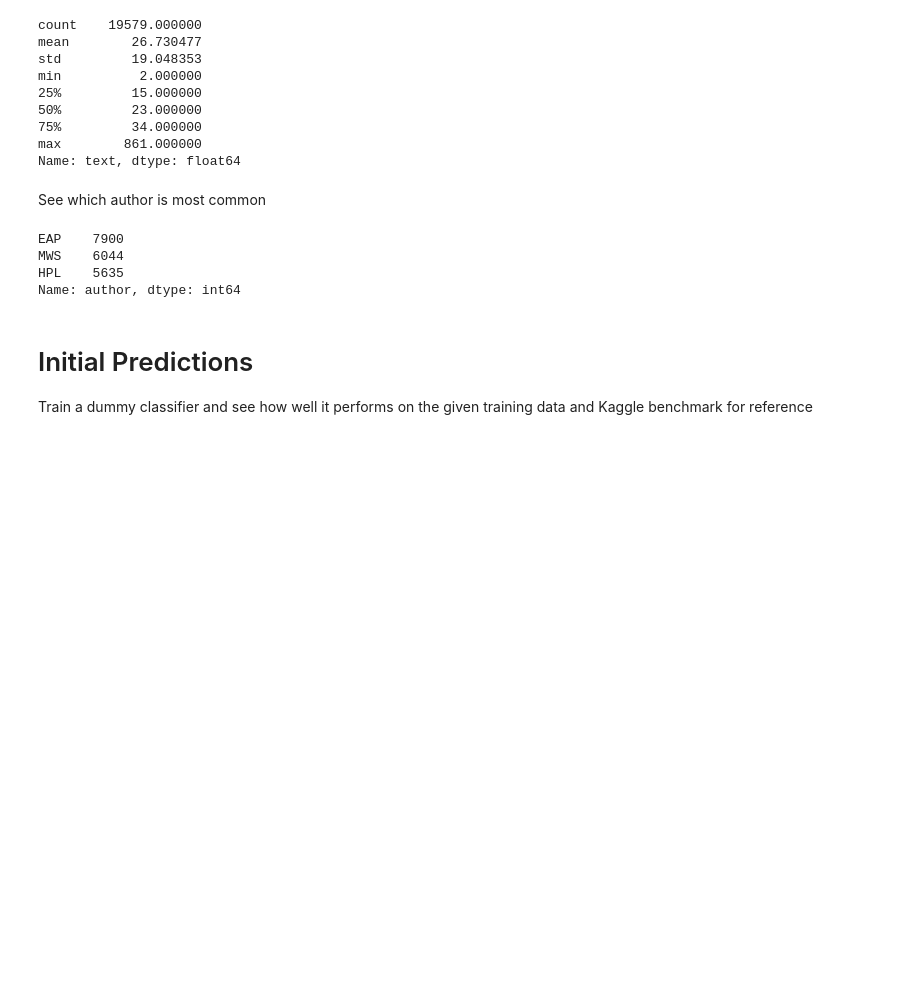
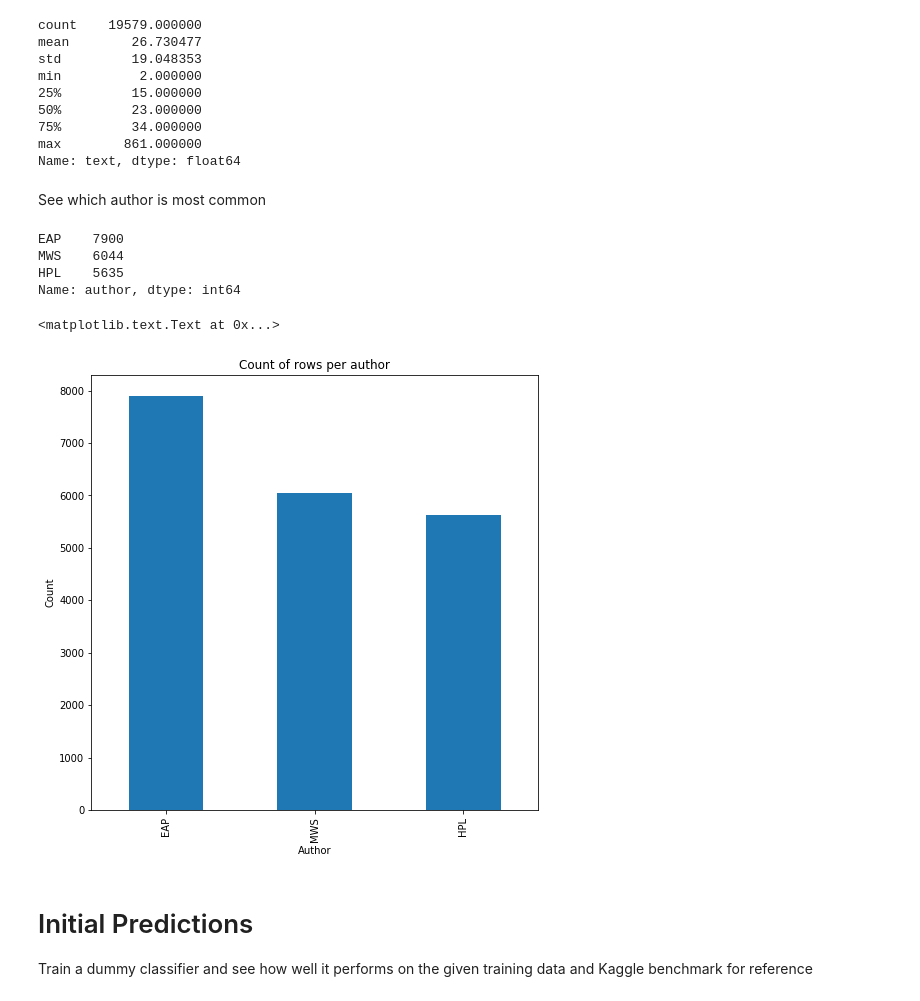
Before and after one commit to canyon289/SpookyAuthorNLP, a Jupyter notebook: notebooks/exploratory/Exploratory Analysis of Spooky Author Dataset.ipynb, the cells around one changed output. Saved outputs shown, nothing was run; the diff lists cells and outputs as text; code cells hidden in the pictures; blank space fills up the shorter version.

```diff
--- a/notebooks/exploratory/Exploratory Analysis of Spooky Author Dataset.ipynb
+++ b/notebooks/exploratory/Exploratory Analysis of Spooky Author Dataset.ipynb
@@ -65,6 +61,13 @@ EAP    7900
 MWS    6044
 HPL    5635
 Name: author, dtype: int64
+# %%
+ax = train["author"].value_counts().plot(kind='bar', title="Count of rows per author", figsize = (8,8))
+ax.set_xlabel("Author")
+ax.set_ylabel("Count")
+# %% [output]
+<matplotlib.text.Text at 0x...>
+[figure, added]
 # %% [markdown]
 # Initial Predictions
 Train a dummy classifier and see how well it performs on the given training data and Kaggle benchmark for reference
```
Also changed, not shown: parts of 10 cells of this notebook, 8 other files.
